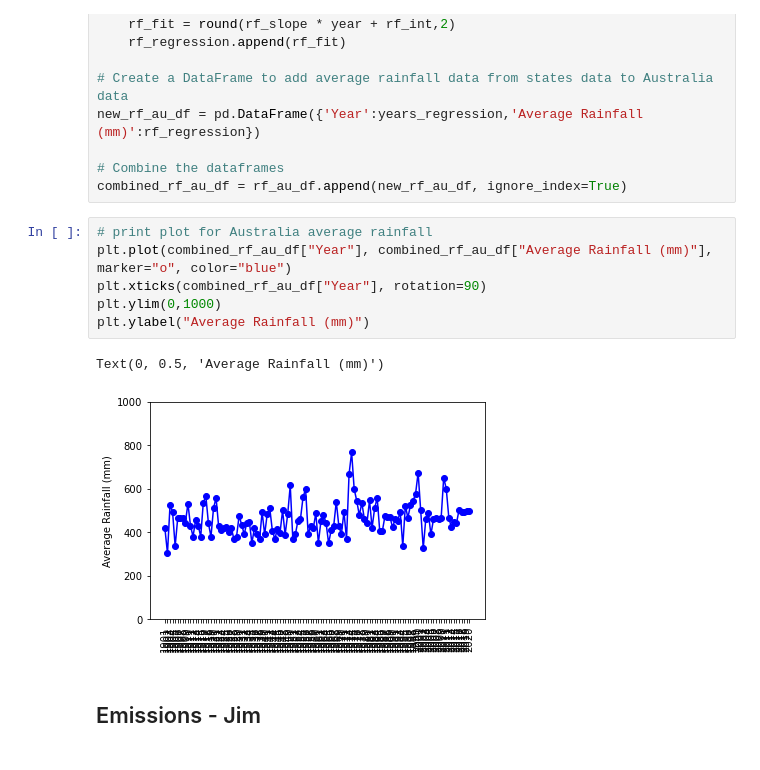
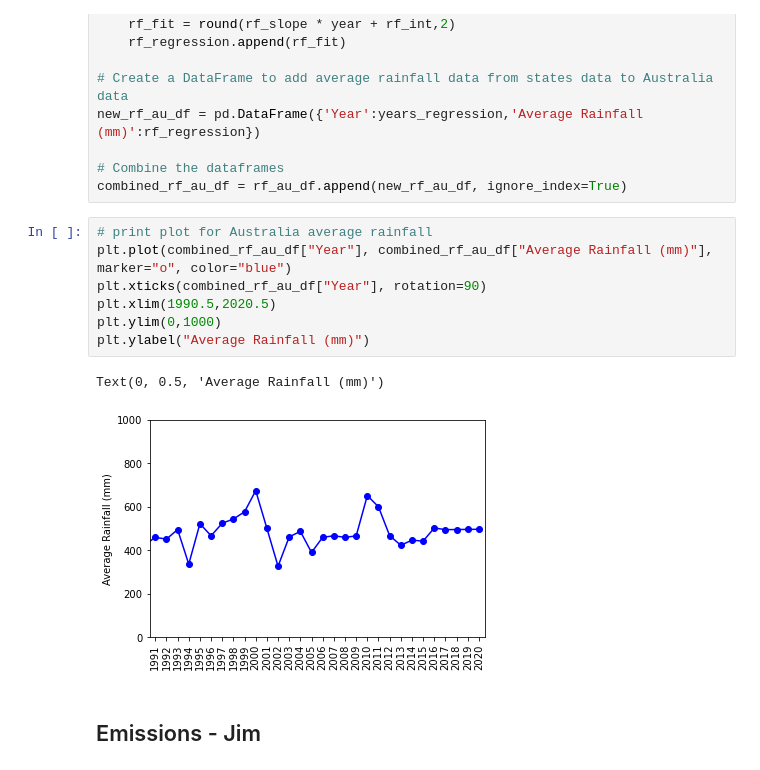
Before and after one commit to thierzon/disney-donut-project, a Jupyter notebook: combined_data.ipynb, the cells around one changed output. Saved outputs shown, nothing was run; the diff lists cells and outputs as text.

```diff
--- a/combined_data.ipynb
+++ b/combined_data.ipynb
@@ -309,12 +309,13 @@ combined_rf_au_df = rf_au_df.append(new_rf_au_df, ignore_index=True)
 # %%
 # print plot for Australia average rainfall
 plt.plot(combined_rf_au_df["Year"], combined_rf_au_df["Average Rainfall (mm)"], marker="o", color="blue")
 plt.xticks(combined_rf_au_df["Year"], rotation=90)
+plt.xlim(1990.5,2020.5)
 plt.ylim(0,1000)
 plt.ylabel("Average Rainfall (mm)")
 # %% [output]
 Text(0, 0.5, 'Average Rainfall (mm)')
-[figure, old version]
+[figure, new version]
 # %% [markdown]
 ## Emissions - Jim
 # %%
```
Also changed, not shown: parts of 10 cells of this notebook, 7 other files.
